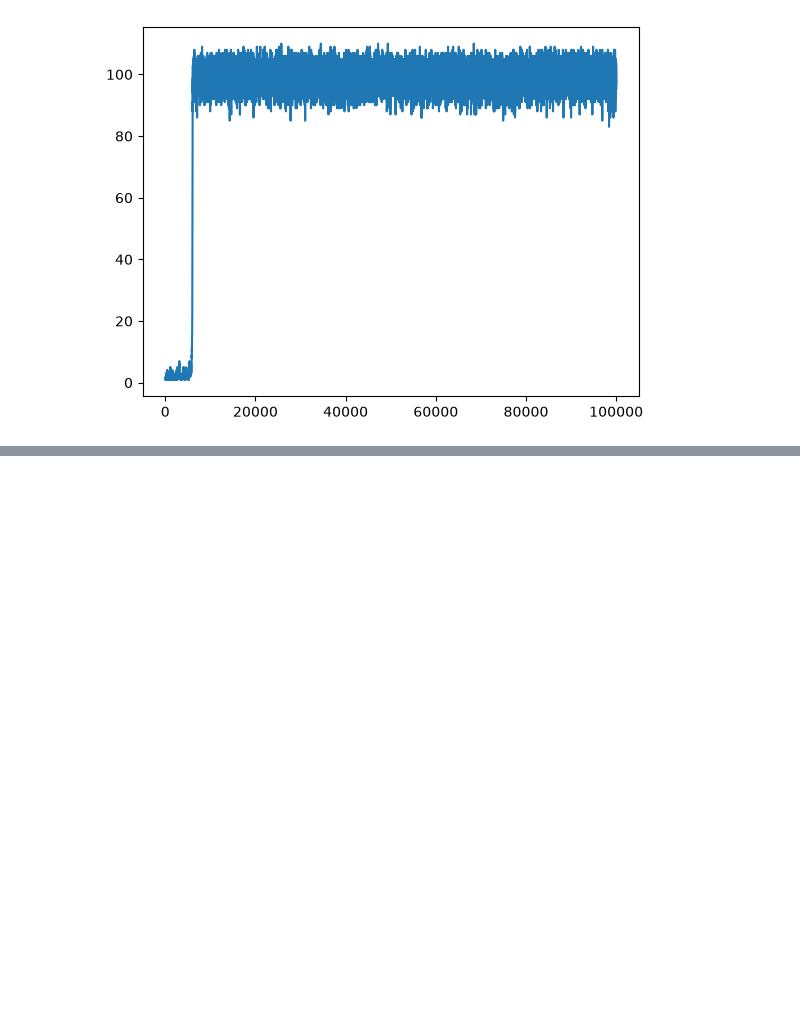
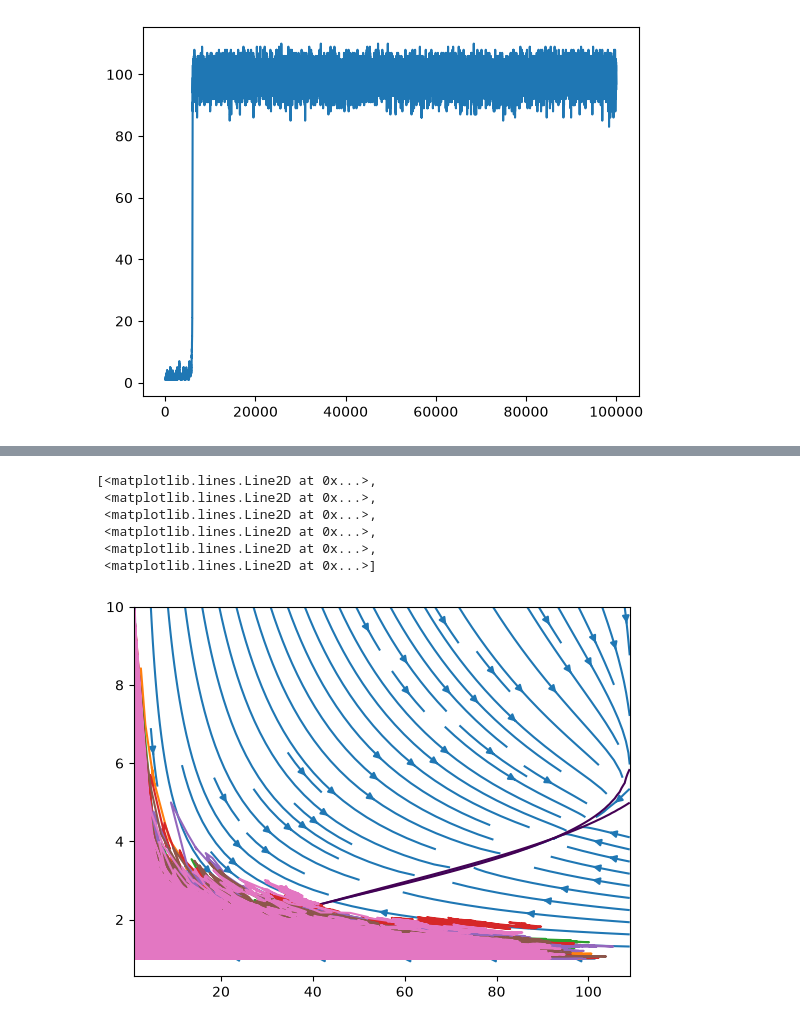
Before and after one commit to slyluc/MasterProject, a Jupyter notebook: analysis/sim_manual_analysis.ipynb, the cells around one changed output, grey strips where cells are left out. Cells and saved outputs as stored; diff of their text form; code cells hidden in the pictures; blank space fills up the shorter version.

```diff
--- a/analysis/sim_manual_analysis.ipynb
+++ b/analysis/sim_manual_analysis.ipynb
@@ -83,0 +184,13 @@ def dF(c, F, G, E, S):
+# %%
+plt.streamplot(S_grid, F_grid, dS_grid, dF_grid )
+plt.contour(S_grid, F_grid, dS_grid, levels=[0])
+plt.contour(S_grid, F_grid, dF_grid, levels=[0])
+plt.plot(S_hist, F_hist)
+# %% [output]
+[<matplotlib.lines.Line2D at 0x...>,
+ <matplotlib.lines.Line2D at 0x...>,
+ <matplotlib.lines.Line2D at 0x...>,
+ <matplotlib.lines.Line2D at 0x...>,
+ <matplotlib.lines.Line2D at 0x...>,
+ <matplotlib.lines.Line2D at 0x...>]
+[figure, added]
```
Also changed, not shown: parts of 11 cells of this notebook, 1 other file.
